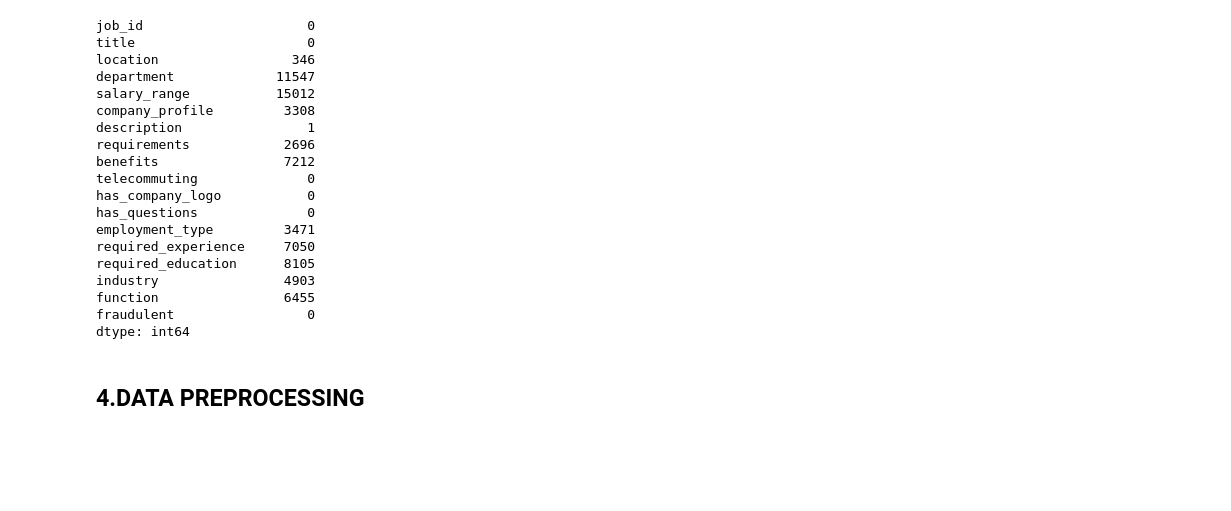
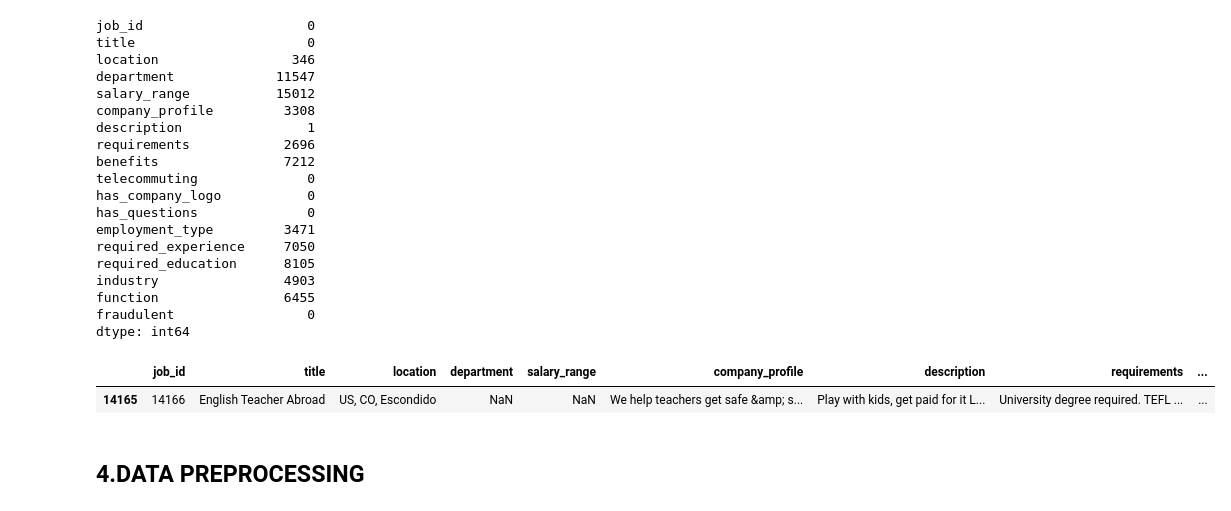
Before and after one commit to 02081999/FAKE-JOB-DETECTOR, a Jupyter notebook: FAKE_JOB_DETECTOR.ipynb, the cells around one changed output. Cells and saved outputs as stored; diff of their text form; code cells hidden in the pictures; blank space fills up the shorter version.

```diff
--- a/FAKE_JOB_DETECTOR.ipynb
+++ b/FAKE_JOB_DETECTOR.ipynb
@@ -93,6 +93,11 @@ industry                4903
 function                6455
 fraudulent                 0
 dtype: int64
+# %%
+df.sample(1)
+# %% [output]
+|  | job_id | title | location | department | salary_range | company_profile | description | requirements | ... |
+| 14165 | 14166 | English Teacher Abroad | US, CO, Escondido | NaN | NaN | We help teachers get safe &amp; s... | Play with kids, get paid for it L... | University degree required. TEFL ... | ... |
 # %% [markdown]
 ## 4.DATA PREPROCESSING
 # %% [markdown]
```
Also changed, not shown: parts of 45 cells of this notebook.
